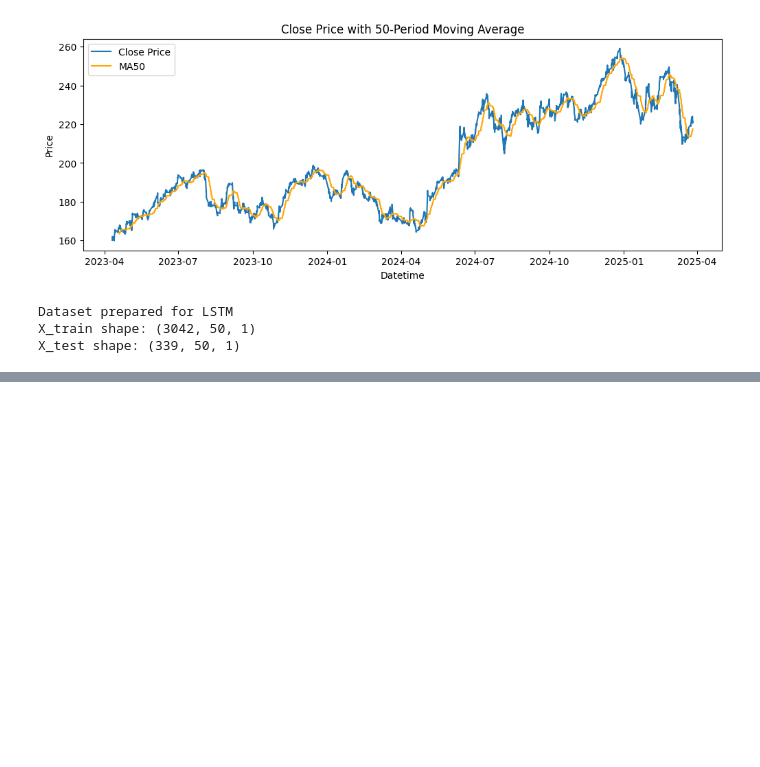
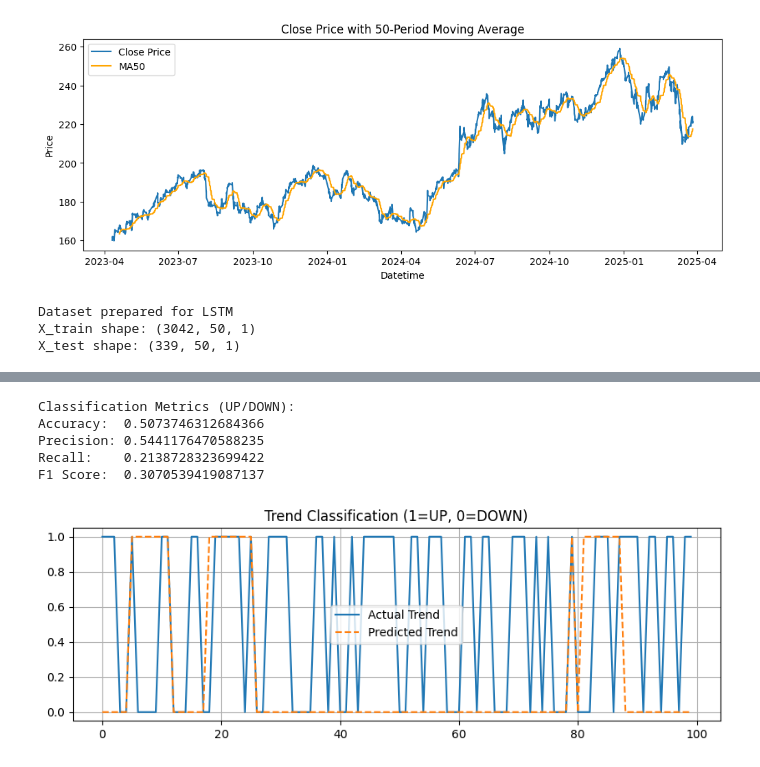
Before and after one commit to Ashish-3001/News-Sentiment-and-Stock-Price-Trend-Classification-using-Deep-Learning, a Jupyter notebook: Stock-Price-Trend-Classification/Stock_price_trend_hourly_classification.ipynb, the cells around one changed output, grey strips where cells are left out. Saved outputs shown, nothing was run; the diff lists cells and outputs as text; code cells hidden in the pictures; blank space fills up the shorter version.

```diff
--- a/Stock-Price-Trend-Classification/Stock_price_trend_hourly_classification.ipynb
+++ b/Stock-Price-Trend-Classification/Stock_price_trend_hourly_classification.ipynb
@@ -187,0 +188,31 @@ Loaded model from 'trained_lstm_model.h5'
+# %%
+current_closes = scaler.inverse_transform(X_test[:, -1, :])
+
+predicted_trend = (preds_rescaled.flatten() > current_closes.flatten()).astype(int)
+actual_trend = (y_test_rescaled.flatten() > current_closes.flatten()).astype(int)
+# %%
+from sklearn.metrics import accuracy_score, precision_score, recall_score, f1_score
+
+print("Classification Metrics (UP/DOWN):")
+print("Accuracy: ", accuracy_score(actual_trend, predicted_trend))
+print("Precision:", precision_score(actual_trend, predicted_trend))
+print("Recall:   ", recall_score(actual_trend, predicted_trend))
+print("F1 Score: ", f1_score(actual_trend, predicted_trend))
+# %% [output]
+Classification Metrics (UP/DOWN):
+Accuracy:  0.5073746312684366
+Precision: 0.5441176470588235
+Recall:    0.2138728323699422
+F1 Score:  0.3070539419087137
+# %%
+import matplotlib.pyplot as plt
+
+plt.figure(figsize=(10, 3))
+plt.plot(actual_trend[:100], label="Actual Trend")
+plt.plot(predicted_trend[:100], label="Predicted Trend", linestyle="dashed")
+plt.title("Trend Classification (1=UP, 0=DOWN)")
+plt.legend()
+plt.grid(True)
+plt.show()
+# %% [output]
+[figure, added]
```
Also changed, not shown: parts of 3 cells of this notebook, 1 other file.
